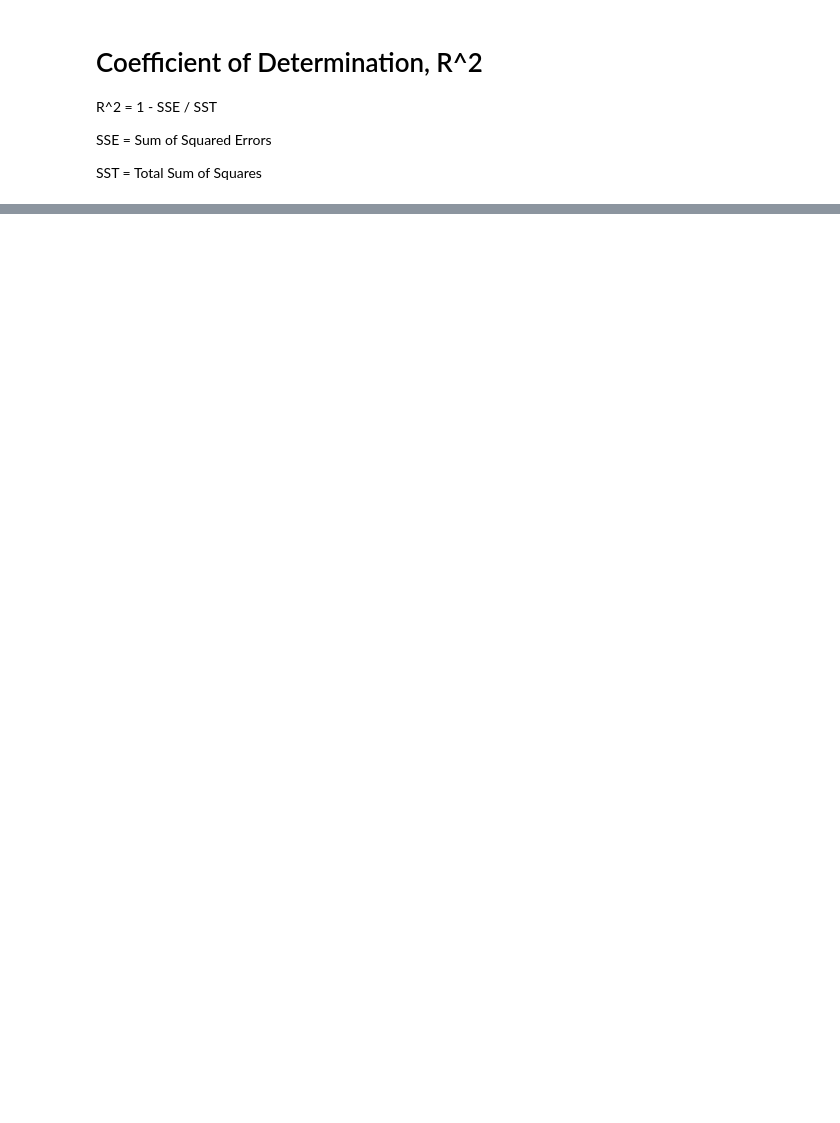
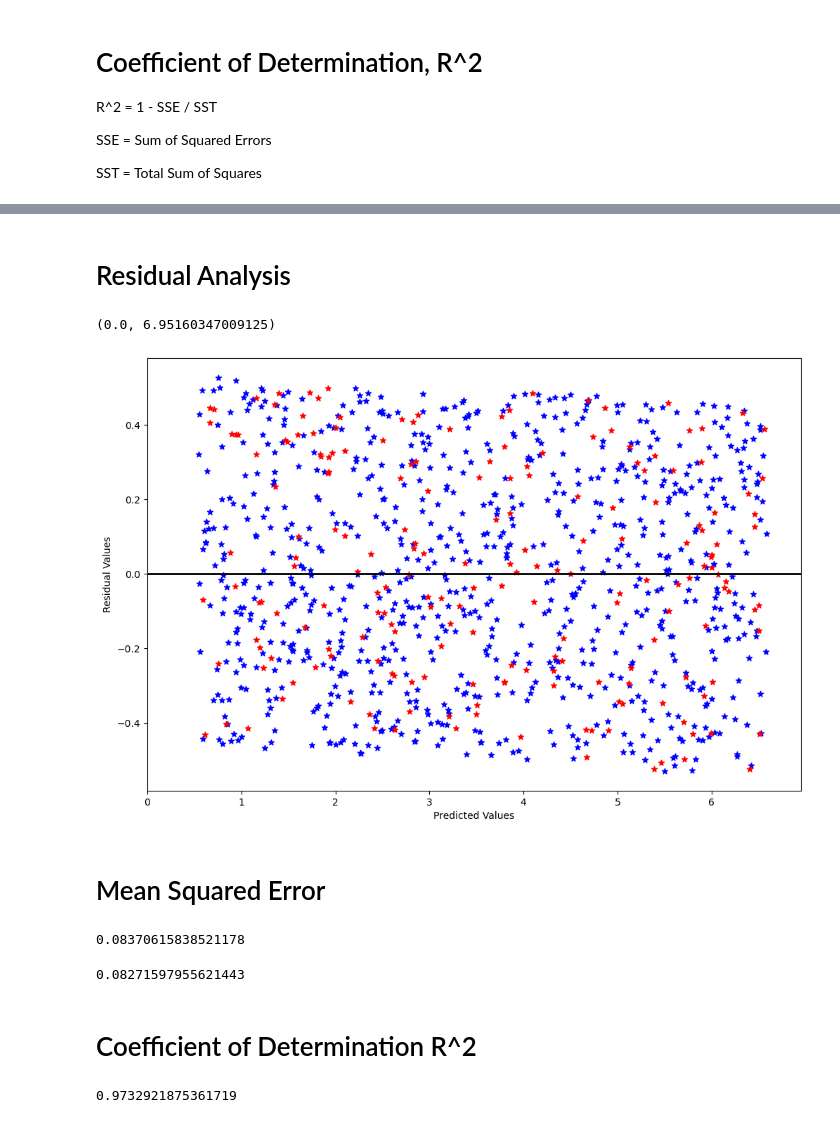
Before and after one commit to BurhanAkkus/Machine-Learning-Course, a Jupyter notebook: Evaluation/Performance Evaluation.ipynb, the cells around one changed output, grey strips where cells are left out. Drawn from its saved outputs; the diff is of its cells as text; code cells hidden in the pictures; blank space fills up the shorter version.

```diff
--- a/Evaluation/Performance Evaluation.ipynb
+++ b/Evaluation/Performance Evaluation.ipynb
@@ -134,0 +151,43 @@ r2_score_test
+# %%
+x_perfect_train, y_perfect_train, x_perfect_test, y_perfect_test = split_test_train(x_perfect, y_perfect, 0.8)
+# %%
+x_perfect_train = x_perfect_train.reshape(-1,1)
+x_perfect_test = x_perfect_test.reshape(-1,1)
+# %%
+lr = LinearRegression(fit_intercept= True)
+lr.fit(x_perfect_train,y_perfect_train)
+
+y_perfect_train_predictions = lr.predict(x_perfect_train)
+y_perfect_test_predictions = lr.predict(x_perfect_test)
+# %% [markdown]
+# Residual Analysis
+# %%
+plt.figure(figsize=(12,8))
+plt.scatter(y_perfect_train_predictions, y_perfect_train_predictions - y_perfect_train, c='blue', marker='*', label='Training Predictions')
+plt.scatter(y_perfect_test_predictions, y_perfect_test_predictions - y_perfect_test, c='red', marker='*', label='Test Predictions')
+plt.xlabel('Predicted Values')
+plt.ylabel('Residual Values')
+plt.hlines(y= 0, xmin= -10, xmax= 50, lw= 2, color= 'k')
+plt.xlim([0,y_max])
+# %% [output]
+(0.0, 6.95160347009125)
+[figure, added]
+# %% [markdown]
+# Mean Squared Error
+# %%
+mean_squared_error_train = mean_squared_error_manual(y_perfect_train,y_perfect_train_predictions)
+mean_squared_error_train
+# %% [output]
+0.08370615838521178
+# %%
+mean_squared_error_test = mean_squared_error_manual(y_perfect_test, y_perfect_test_predictions)
+mean_squared_error_test
+# %% [output]
+0.08271597955621443
+# %% [markdown]
+# Coefficient of Determination R^2
+# %%
+r2_score_train = r2_score_manual(y_perfect_train, y_perfect_train_predictions)
+r2_score_train
+# %% [output]
+0.9732921875361719
```
Also changed, not shown: parts of 14 cells of this notebook.
